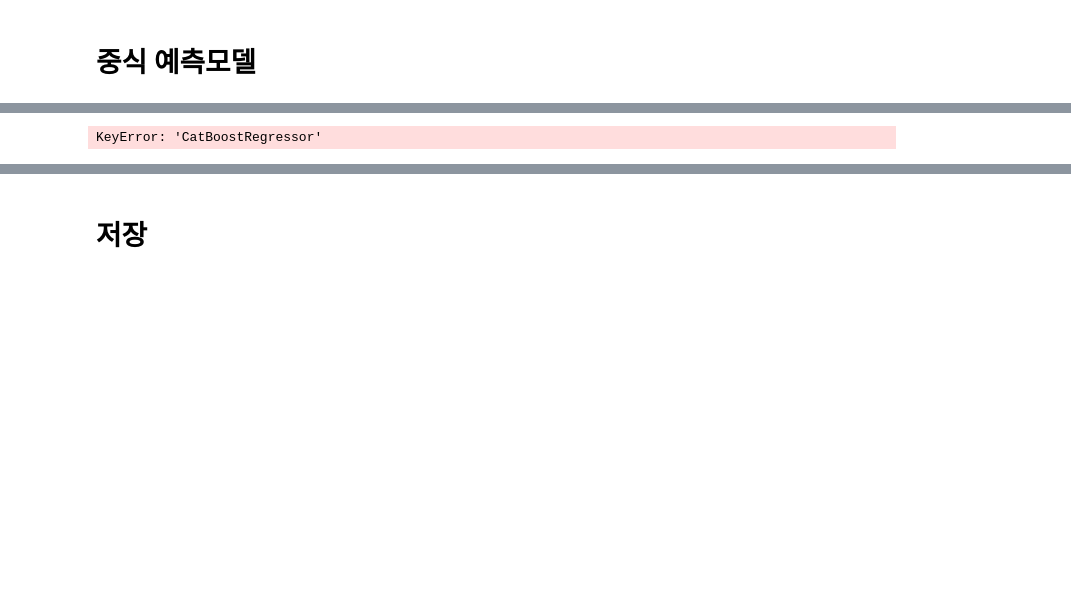
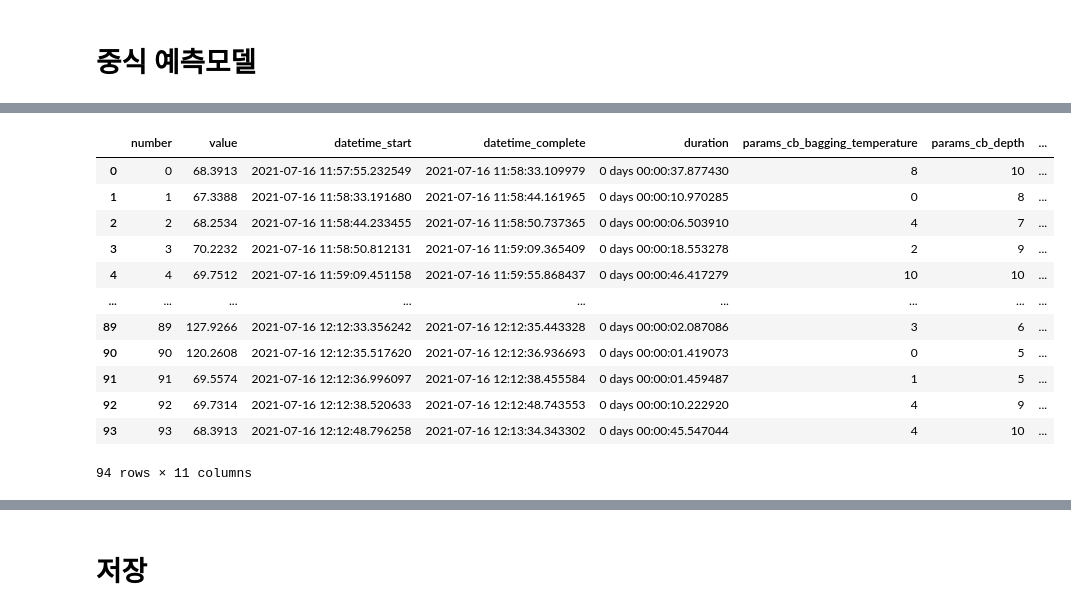
Before and after one commit to ICJH-DACON/Water, a Jupyter notebook: Menu_AutoML_Cat.ipynb, the cells around one changed output, grey strips where cells are left out. Drawn from its saved outputs; the diff is of its cells as text; code cells hidden in the pictures; blank space fills up the shorter version.

```diff
--- a/Menu_AutoML_Cat.ipynb
+++ b/Menu_AutoML_Cat.ipynb
@@ -20,10 +20,10 @@ test = pd.read_csv('../data/test.csv')
 - 요일을 레이블 인코딩화(EDA로 요일의 중요도 순 파악)
 - 월 별, 일 별 중식 석식 수요 차이 파악
 # %%
-train['월'] = str(pd.DatetimeIndex(train['일자']).month)
-test['월'] = str(pd.DatetimeIndex(test['일자']).month)
-train['주'] = str(pd.DatetimeIndex(train['일자']).week)
-test['주'] = str(pd.DatetimeIndex(test['일자']).week)
+train['월'] = pd.DatetimeIndex(train['일자']).month
+test['월'] = pd.DatetimeIndex(test['일자']).month
+train['주'] = pd.DatetimeIndex(train['일자']).week
+test['주'] = pd.DatetimeIndex(test['일자']).week
 train['일'] = pd.DatetimeIndex(train['일자']).day
 test['일'] = pd.DatetimeIndex(test['일자']).day
 
@@ -51,13 +128,13 @@ def is_holiday(date):
     tomorrow = str(np.datetime64(date) + 1)
 
     if tomorrow in holidays and yesterday in holidays:
-        return "3"
+        return 3
     if tomorrow in holidays:
-        return "2"
+        return 2
     elif yesterday in holidays:
-        return "1"
+        return 1
     else :
-        return "0"
+        return 0
 
 def week_of_month(x):
     dt = pendulum.parse(x)
@@ -161,10 +238,16 @@ from automl_alex import LightGBMRegressor, CatBoostRegressor, AutoMLRegressor
 from sklearn.metrics import mean_absolute_error as MAE
 import sklearn
 # %%
-lunch_model = CatBoostRegressor(random_state=42)
+lunch_model = CatBoost(type_of_estimator="regression", random_state=42)
 
-lunch_model.opt(lunch_train,  y_lunch,
-            verbose=3,  cold_start=120,folds=8,opt_lvl=3,early_stoping=120, auto_parameters=False,#metric=sklearn.metrics.roc_auc_score,
-      timeout=1100,metric=sklearn.metrics.mean_absolute_error # optimization time in seconds,
-      )
+lunch_model.opt(lunch_train, y_lunch,
+                verbose=3,
+                cold_start=120,
+                folds=12,
+                opt_lvl=3,
+                early_stoping=120,
+                auto_parameters=False,
+                timeout=1100,
+                metric=sklearn.metrics.mean_absolute_error # optimization time in seconds,
+            )
 # %% [output]
@@ -188,3 +271,15 @@ PermissionError: [WinError 32] 다른 프로세스가 파일을 사용 중이기
+|  | number | value | datetime_start | datetime_complete | duration | params_cb_bagging_temperature | params_cb_depth | ... |
+| 0 | 0 | 68.3913 | 2021-07-16 11:57:55.232549 | 2021-07-16 11:58:33.109979 | 0 days 00:00:37.877430 | 8 | 10 | ... |
+| 1 | 1 | 67.3388 | 2021-07-16 11:58:33.191680 | 2021-07-16 11:58:44.161965 | 0 days 00:00:10.970285 | 0 | 8 | ... |
+| 2 | 2 | 68.2534 | 2021-07-16 11:58:44.233455 | 2021-07-16 11:58:50.737365 | 0 days 00:00:06.503910 | 4 | 7 | ... |
+| 3 | 3 | 70.2232 | 2021-07-16 11:58:50.812131 | 2021-07-16 11:59:09.365409 | 0 days 00:00:18.553278 | 2 | 9 | ... |
+| 4 | 4 | 69.7512 | 2021-07-16 11:59:09.451158 | 2021-07-16 11:59:55.868437 | 0 days 00:00:46.417279 | 10 | 10 | ... |
+| ... | ... | ... | ... | ... | ... | ... | ... | ... |
+| 89 | 89 | 127.9266 | 2021-07-16 12:12:33.356242 | 2021-07-16 12:12:35.443328 | 0 days 00:00:02.087086 | 3 | 6 | ... |
+| 90 | 90 | 120.2608 | 2021-07-16 12:12:35.517620 | 2021-07-16 12:12:36.936693 | 0 days 00:00:01.419073 | 0 | 5 | ... |
+| 91 | 91 | 69.5574 | 2021-07-16 12:12:36.996097 | 2021-07-16 12:12:38.455584 | 0 days 00:00:01.459487 | 1 | 5 | ... |
+| 92 | 92 | 69.7314 | 2021-07-16 12:12:38.520633 | 2021-07-16 12:12:48.743553 | 0 days 00:00:10.222920 | 4 | 9 | ... |
+| 93 | 93 | 68.3913 | 2021-07-16 12:12:48.796258 | 2021-07-16 12:13:34.343302 | 0 days 00:00:45.547044 | 4 | 10 | ... |
-KeyError: 'CatBoostRegressor'
+94 rows × 11 columns
 # %%
 predicts_Auto_lunch = lunch_model.predict(lunch_test)
```
Also changed, not shown: parts of 16 cells of this notebook, 19 other files.
